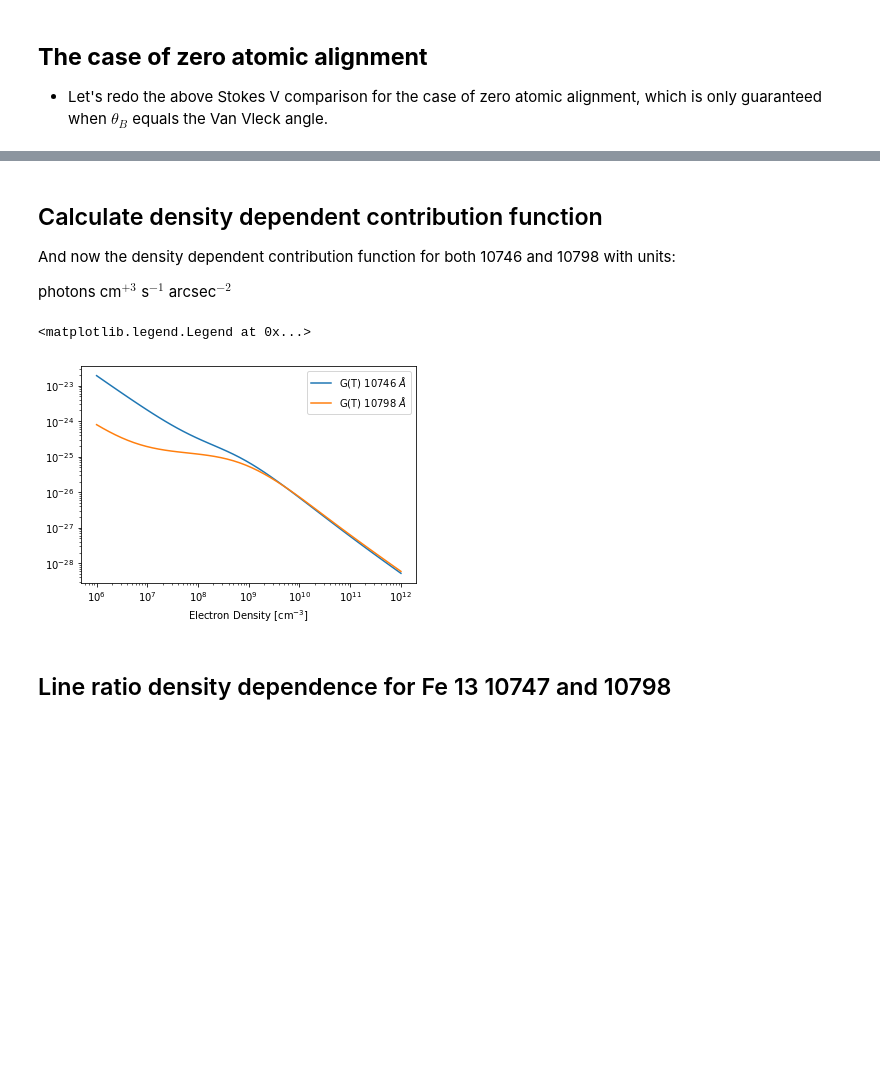
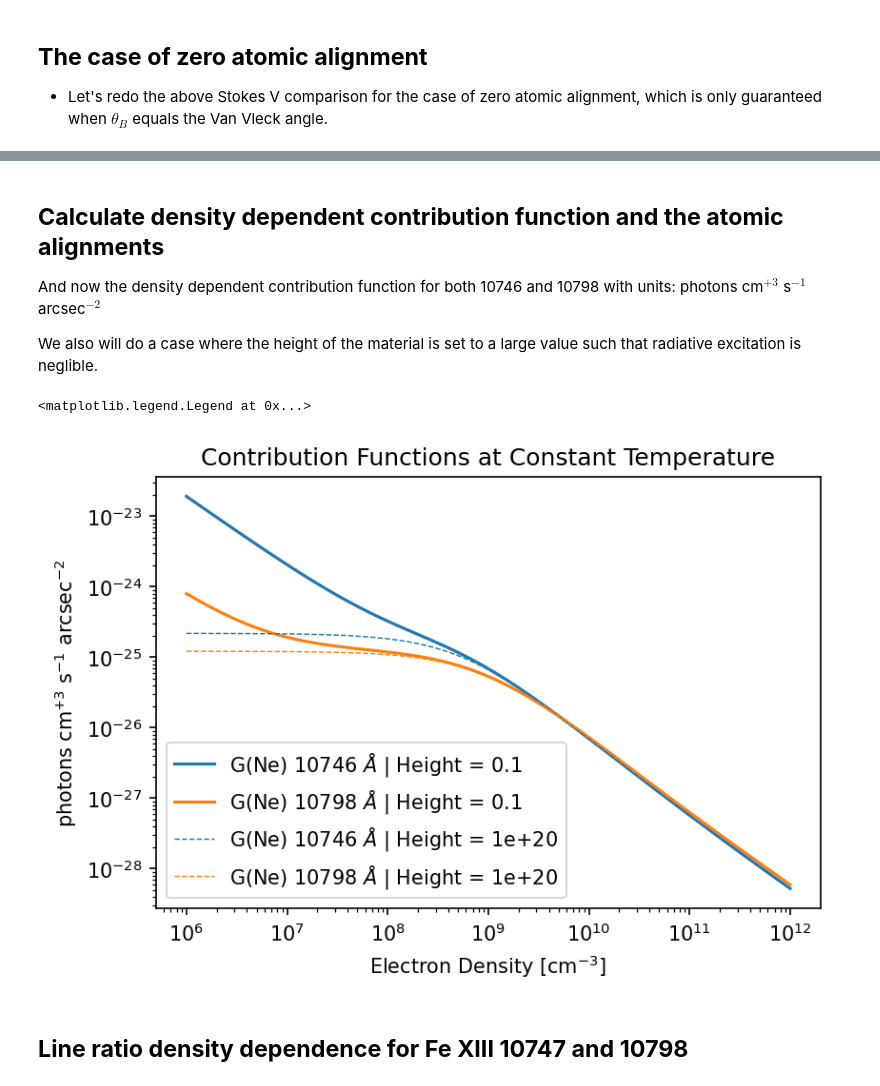
Before and after one commit to tschad/pycelp, a Jupyter notebook: examples/A_tour_of_the_Ion_class.ipynb, the cells around one changed output, grey strips where cells are left out. Saved outputs shown, nothing was run; the diff lists cells and outputs as text; code cells hidden in the pictures; blank space fills up the shorter version.

```diff
--- a/examples/A_tour_of_the_Ion_class.ipynb
+++ b/examples/A_tour_of_the_Ion_class.ipynb
@@ -464,12 +391,13 @@ photons cm$^{+3}$ s$^{-1}$ arcsec$^{-2}$
 # %%
-edens = 1e8                ## cm^-3
-ht    = 0.1                ## solar radius units above the photosphere
-thetab = 0.                ## degrees
-temps = 10.**np.linspace(5.,7,100)
+electron_density = 1e8      ## cm^-3
+height           = 0.1      ## solar radius units above the photosphere
+thetaBlocal      = 0.       ## degrees
+
+temps       = 10.**np.linspace(5.2,7,100)  ## array of electron temperatures
 intensities = np.zeros((2,len(temps)))
 
 for t,etemp in enumerate(temps):
-    fe13.calc_rho_sym(edens,etemp,ht, thetab, include_limbdark=True, include_protons=True)
+    fe13.calc_rho_sym(electron_density,etemp ,height, thetaBlocal, include_limbdark=True, include_protons=True)
     intensities[0,t] = fe13.calc_Iemiss(10746.)
     intensities[1,t] = fe13.calc_Iemiss(10798.)
 # %%
@@ -484,35 +414,54 @@ plt.legend()
 # %% [markdown]
-## Calculate density dependent contribution function
+## **Calculate density dependent contribution function and the atomic alignments**
 
-And now the density dependent contribution function for both 10746 and 10798 with units:
+And now the density dependent contribution function for both 10746 and 10798 with units:  photons cm$^{+3}$ s$^{-1}$ arcsec$^{-2}$
 
-photons cm$^{+3}$ s$^{-1}$ arcsec$^{-2}$
+We also will do a case where the height of the material is set to a large value such that radiative excitation is neglible.
 # %%
-etemp = fe13.get_maxtemp()
-ht    = 0.1                ## solar radius units above the photosphere
-thetab = 0.                ## degrees
+electron_temperature = fe13.get_maxtemp()
+height           = 0.1      ## solar radius units above the photosphere
+thetaBlocal      = 0.       ## degrees
+
 densities = 10.**np.linspace(6.,12,50)
 intensities = np.zeros((2,len(densities)))
 alignments = np.zeros((2,len(densities)))
 
 for d,edens in enumerate(densities):
-    fe13.calc_rho_sym(edens,etemp,ht, thetab, include_limbdark=True, include_protons=True)
+    fe13.calc_rho_sym(edens,electron_temperature,height, thetaBlocal, include_limbdark=True, include_protons=True)
     intensities[0,d] = fe13.calc_Iemiss(10746.)
     intensities[1,d] = fe13.calc_Iemiss(10798.)
     alignments[0,d] = fe13.get_upper_level_alignment(10746.)
     alignments[1,d] = fe13.get_upper_level_alignment(10798.)
+
+height_noRad = 1.e20
+intensities_noRad = np.zeros((2,len(densities)))
+alignments_noRad = np.zeros((2,len(densities)))
+
+for d,edens in enumerate(densities):
+    fe13.calc_rho_sym(edens,electron_temperature,height_noRad, thetaBlocal, include_limbdark=True, include_protons=True)
+    intensities_noRad[0,d] = fe13.calc_Iemiss(10746.)
+    intensities_noRad[1,d] = fe13.calc_Iemiss(10798.)
+    alignments_noRad[0,d] = fe13.get_upper_level_alignment(10746.)
+    alignments_noRad[1,d] = fe13.get_upper_level_alignment(10798.)
 # %%
 plt.figure()
-plt.plot(densities,intensities[0,:] / (densities * 0.85*densities) ,label = r'G(T) 10746 $\AA$')
-plt.plot(densities,intensities[1,:] / (densities * 0.85*densities) ,label = r'G(T) 10798 $\AA$')
+p1, = plt.plot(densities,intensities[0,:] / (densities * 0.85*densities) ,label = r'G(Ne) 10746 $\AA$ | Height = '+str(height))
+p2, = plt.plot(densities,intensities[1,:] / (densities * 0.85*densities) ,label = r'G(Ne) 10798 $\AA$ | Height = '+str(height))
+plt.plot(densities,intensities_noRad[0,:] / (densities * 0.85*densities) ,linestyle = 'dashed',lw = 0.7,
+         label = r'G(Ne) 10746 $\AA$ | Height = '+str(height_noRad),color = p1.get_color())
+plt.plot(densities,intensities_noRad[1,:] / (densities * 0.85*densities) ,linestyle = 'dashed',lw = 0.7,
+         label = r'G(Ne) 10798 $\AA$ | Height = '+str(height_noRad),color = p2.get_color())
+
 plt.xscale('log')
 plt.yscale('log')
 plt.xlabel('Electron Density [cm$^{-3}$]')
+plt.ylabel(r'photons cm$^{+3}$ s$^{-1}$ arcsec$^{-2}$')
+plt.title('Contribution Functions at Constant Temperature')
 plt.legend()
 # %% [output]
 <matplotlib.legend.Legend at 0x...>
-[figure, old version]
+[figure, new version]
 # %% [markdown]
-## Line ratio density dependence for Fe 13 10747 and 10798
+## **Line ratio density dependence for Fe XIII 10747 and 10798**
 # %%
 plt.figure()
```
Also changed, not shown: parts of 19 cells of this notebook, 1 other file.
